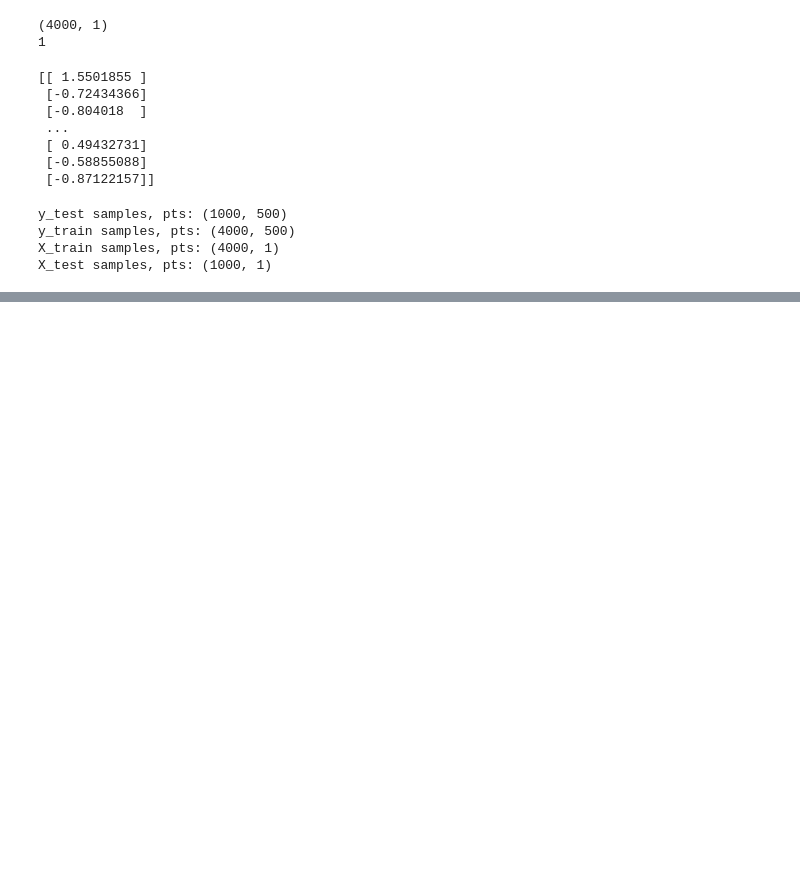
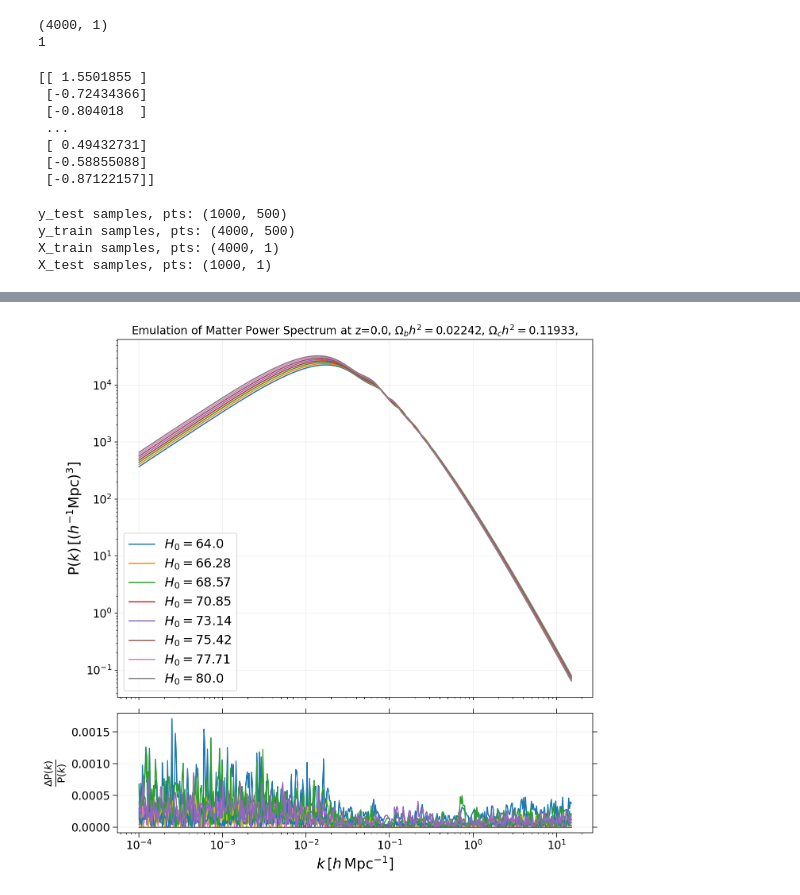
Before and after one commit to MSN64/Cosmo_Internship, a Jupyter notebook: emulator_1dim/EMULATOR_Internship_Main_1dim5000_FIX_500.ipynb, the cells around one changed output, grey strips where cells are left out. Cells and saved outputs as stored; diff of their text form; code cells hidden in the pictures; blank space fills up the shorter version.

```diff
--- a/emulator_1dim/EMULATOR_Internship_Main_1dim5000_FIX_500.ipynb
+++ b/emulator_1dim/EMULATOR_Internship_Main_1dim5000_FIX_500.ipynb
@@ -390,0 +493,81 @@ H0: 67.0
+# %%
+#Define func:
+
+def calc_cosmo():
+
+    fig, ax = plt.subplots(2,1, sharex=True, figsize = (10,10), gridspec_kw={'height_ratios': [3, 1]})
+    H0_input = np.linspace(64.0, 80.0, 8)
+    for w in H0_input:
+
+        print("\n")
+        user_list = float(w)
+        # print list
+        print('parameter: ', user_list)
+
+        # convert each item to float type
+        print("user_list:", user_list)
+
+
+        cosmo_arr = np.reshape(np.array(user_list),(1, X_train.shape[1]))
+        print('cosmo_arr', cosmo_arr)
+        print('cosmo_arr[0]', cosmo_arr[0])
+        scaled = train_input_data.fit(input_data)
+        input_scaled = scaled.transform(cosmo_arr)
+        print('input_scaled', input_scaled)
+
+        pred_pk = scaled_output.inverse_transform(tf_model.predict([input_scaled]))
+        #Return to log scale for pred:
+        #pred_pk = np.exp(pred_rescaled_pk)
+
+
+        #Compute P.S via CAMB:
+        pars = camb.CAMBparams()
+        pars.set_cosmology(H0=cosmo_arr[0][0], ombh2=0.02242, omch2=0.11933)
+        pars.InitPower.set_params(As = 2.105209331e-9, ns=0.9665)
+        pars.set_matter_power(redshifts=[0.0], kmax=15.0)
+        pars.set_dark_energy(w=-1.0, wa=0, dark_energy_model='fluid')
+
+        # Linear spectra
+        pars.NonLinear = model.NonLinear_none
+        results = camb.get_results(pars)
+        camb_kh, z, camb_pk_cur = results.get_matter_power_spectrum(minkh=1e-4, maxkh=15, npoints=500)
+        s8_current = np.array(results.get_sigma8())
+        s8_fid = np.array([0.8102])
+        renorm_s8 = (s8_fid/s8_current)**2
+        camb_pk = renorm_s8*camb_pk_cur
+
+
+        print('H0:' , cosmo_arr[0][0])
+
+
+        ax[0].loglog(camb_kh, pred_pk[0])                                                    # prediction
+        #ax[0].loglog(camb_kh, camb_pk[0])    # linestyle='dashed'                            # CAMB
+
+        #residual plot
+        ax[1].set_ylabel(r'$\frac{\Delta \mathrm{P}(k)}{\mathrm{P}(k)}$')
+        ax[1].plot(camb_kh, np.abs((pred_pk[0]-camb_pk[0])/camb_pk[0]))
+        ax[1].plot(camb_kh, np.abs((camb_pk[0]-camb_pk[0])/camb_pk[0]))
+        ax[1].set_yscale('linear')
+        #ax[1].set_ylim(0, 0.05)
+
+    ax[0].set_title('Emulation of Matter Power Spectrum at z=0.0, ' + '$\Omega_{b}h^{2} = 0.02242$, ' + '$\Omega_{c}h^{2} = 0.11933$, ', fontsize = 14)
+    plt.rc('axes', labelsize=18)
+    plt.rc('axes', titlesize=16)
+    plt.rcParams['xtick.labelsize']=14
+    plt.rcParams['ytick.labelsize']=14
+    plt.xlabel(r'$k\,[h\,\mathrm{Mpc}^{-1}]$')
+    ax[0].set_ylabel(r'$\mathrm{P}(k)\, [(h^{-1}\mathrm{Mpc})^{3}]$')
+    ax[0].legend(["$H_{0} = %0.5s$"%w for w in  H0_input], loc='lower left', fontsize=16);
+    ax[0].grid(alpha=0.2)
+    ax[1].grid(alpha=0.2)
+    plt.tick_params(top=True,right=True, length=6)
+
+
+
+    fig.tight_layout()
+#         #plt.savefig('power_spectrum_H0.pdf')
+    plt.show()
+
+
+Generate = calc_cosmo()
+# %% [output]
@@ -390,0 +636 @@ H0: 67.0
+[figure, added]
```
Also changed, not shown: parts of 8 cells of this notebook, 1 other file.
